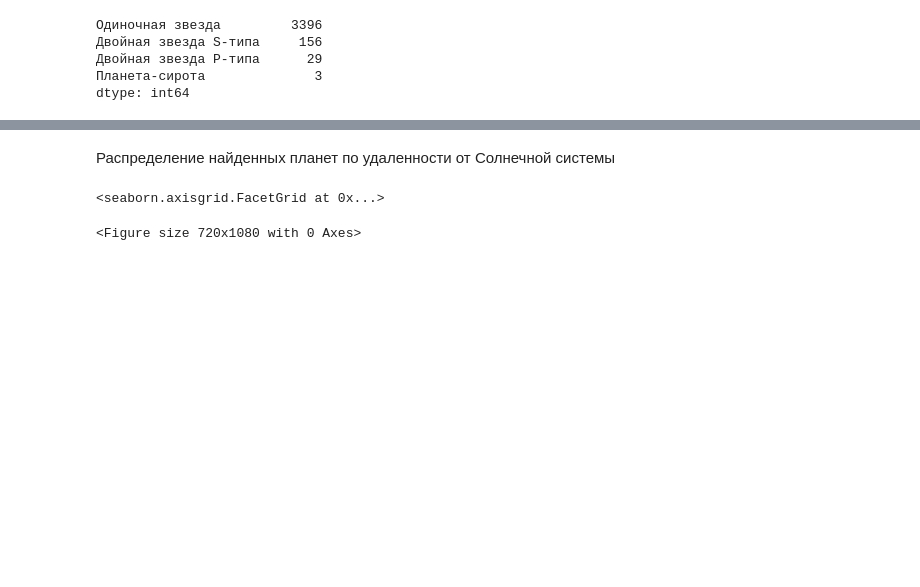
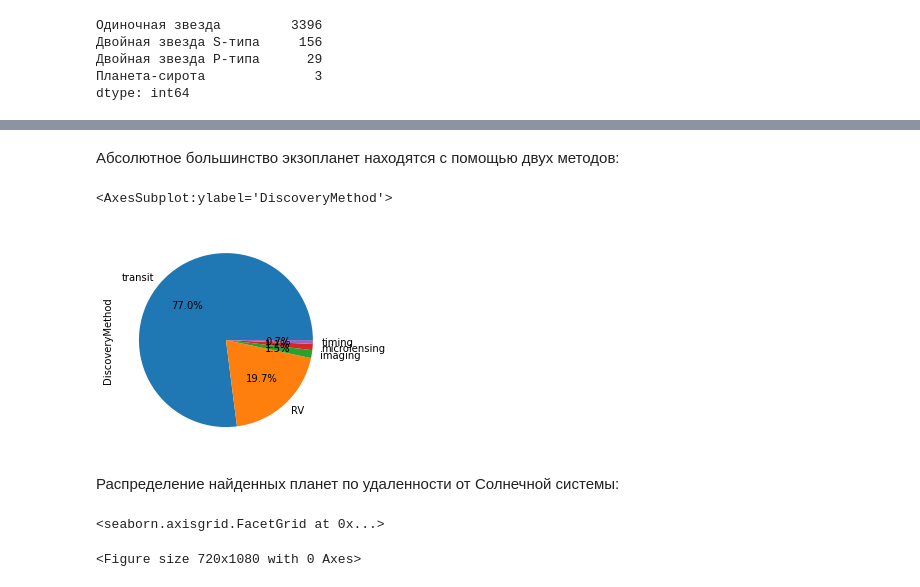
Before and after one commit to L1tewave/stohastic-object-models, a Jupyter notebook: practice_1/MyNotebook.ipynb, the cells around one changed output, grey strips where cells are left out. Drawn from its saved outputs; the diff is of its cells as text; code cells hidden in the pictures; blank space fills up the shorter version.

```diff
--- a/practice_1/MyNotebook.ipynb
+++ b/practice_1/MyNotebook.ipynb
@@ -149,5 +172,12 @@ data["type"] = type_
+# %% [markdown]
+Абсолютное большинство экзопланет находятся с помощью двух методов:
+# %%
+data["DiscoveryMethod"].value_counts().plot.pie(autopct='%1.1f%%')
+# %% [output]
+<AxesSubplot:ylabel='DiscoveryMethod'>
+[figure, added]
 # %% [markdown]
-Распределение найденных планет по удаленности от Солнечной системы
+Распределение найденных планет по удаленности от Солнечной системы:
 # %%
 plt.figure(figsize=(10, 15))
 sns.displot(data["DistFromSunParsec"], kde=True)
```
Also changed, not shown: parts of 21 cells of this notebook.
